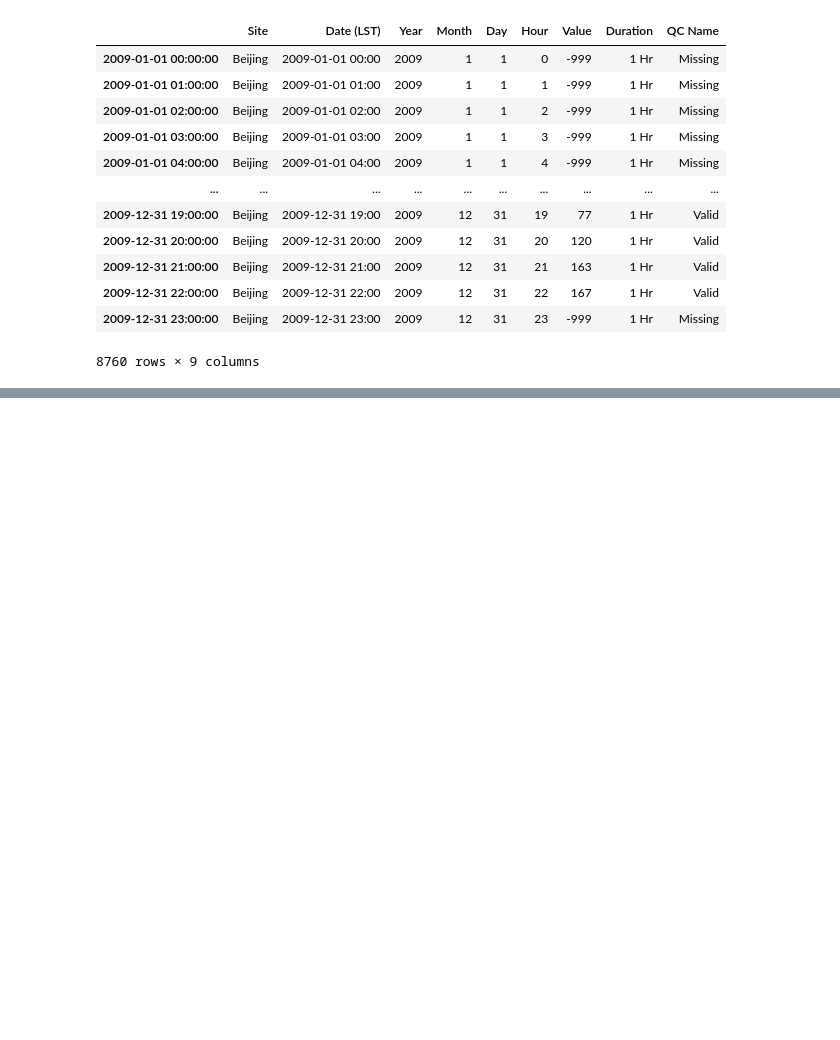
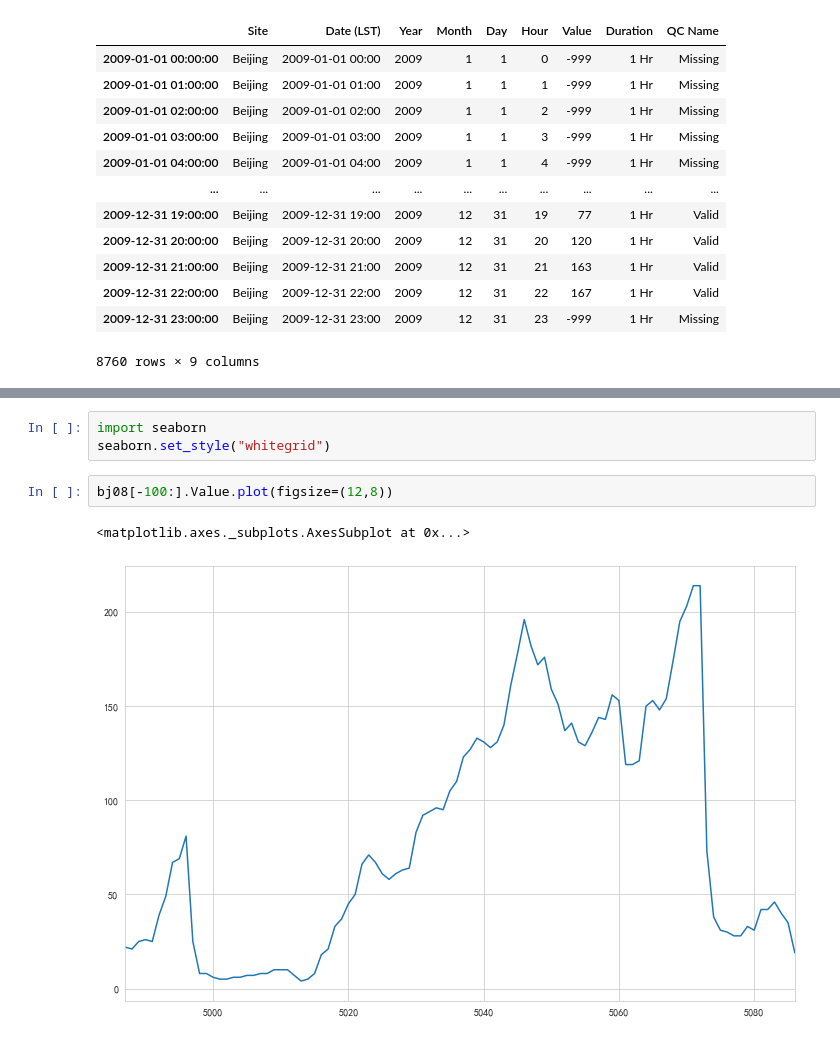
Before and after one commit to IamZY/DataAnalysis, a Jupyter notebook: pandas/Pandas.ipynb, the cells around one changed output, grey strips where cells are left out. Drawn from its saved outputs; the diff is of its cells as text; blank space fills up the shorter version.

```diff
--- a/pandas/Pandas.ipynb
+++ b/pandas/Pandas.ipynb
@@ -2396,0 +2432,8 @@ bj09idx[~bj09idx.index.duplicated()].reindex(idx,method = "bfill")
+# %%
+import seaborn
+seaborn.set_style("whitegrid")
+# %%
+bj08[-100:].Value.plot(figsize=(12,8))
+# %% [output]
+<matplotlib.axes._subplots.AxesSubplot at 0x...>
+[figure, added]
```
Also changed, not shown: parts of 42 cells of this notebook, 25 other files.
